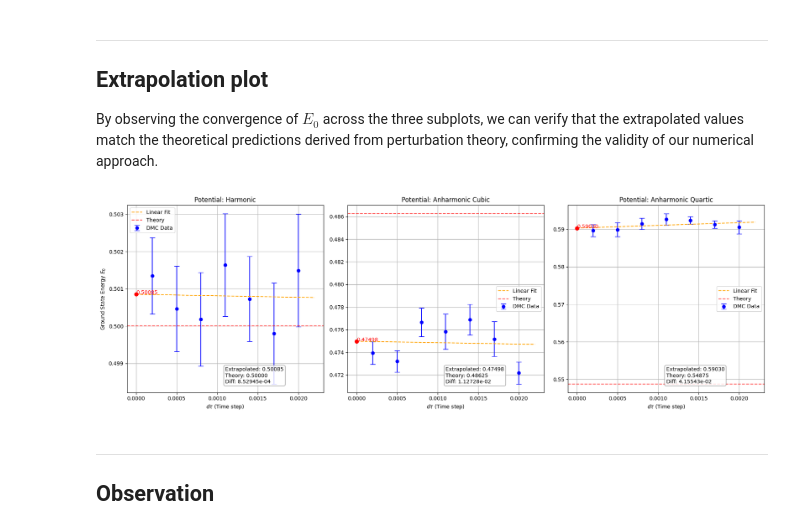
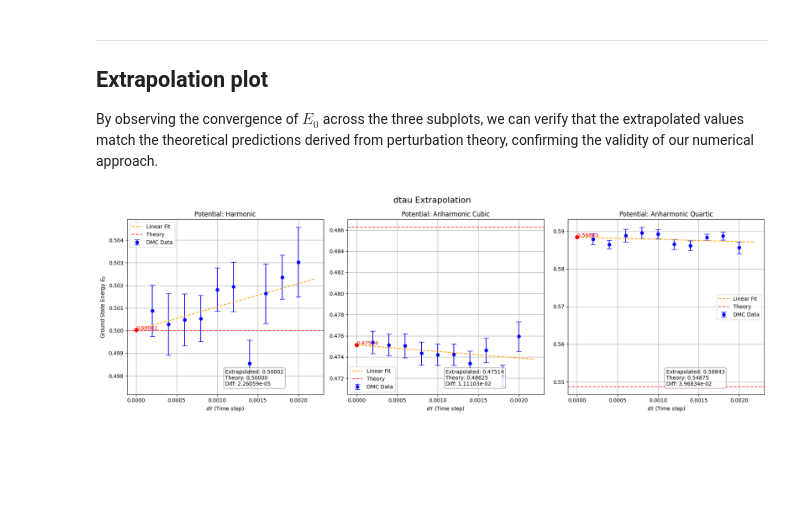
Before and after one commit to TheoHUETQC/monte-carlo, a Jupyter notebook: diffusion_qmc.ipynb, the cells around one changed output. Saved outputs shown, nothing was run; the diff lists cells and outputs as text; code cells hidden in the pictures; blank space fills up the shorter version.

Commit message:
feat : extrapolation observation, conclusion

```diff
--- a/diffusion_qmc.ipynb
+++ b/diffusion_qmc.ipynb
@@ -83,7 +81,7 @@ Nt = 2000 # on cherche a avoir Nt * dtau = 1 = temps total
 a = 0.3 # 1 pour une correction de Vref stable
 
 def N_thermalization(Nt) :
-  return int(0.2 * Nt)
+  return int(0.25 * Nt)
 # %% [markdown]
 ---
 
@@ -435,8 +432,8 @@ $$E(d\tau) = E_{\text{exact}} + A \cdot d\tau + \mathcal{O}(d\tau^2)$$
 
 By applying a **linear regression** to our data points, the y-intercept (where $d\tau = 0$) provides our best estimate for the true ground state energy $E_{\text{exact}}$.
 # %%
-n_runs = 20
-dtau_list = np.linspace(0.002, 0.0002, 7).round(4) #[0.002, 0.0015, 0.001, 0.0005, 0.0002]
+n_runs = 30
+dtau_list = np.linspace(0.002, 0.0002, 10).round(4) #[0.002, 0.0015, 0.001, 0.0005, 0.0002]
 
 results = {p: [] for p in V_list}
 errors = {p: [] for p in V_list}
@@ -480,38 +483,36 @@ for i, p in enumerate(V_list):
   coeffs = np.polyfit(dtau_list, results[p], 1)
   E_extrapolated = coeffs[1]
   x_fit = np.linspace(0, max(dtau_list) * 1.1, 100)
   y_fit = np.polyval(coeffs, x_fit)
 
   ax = axes[i]
 
   ax.errorbar(dtau_list, results[p], yerr=errors[p], fmt='o',
               color='blue', capsize=5, label='DMC Data')
 
   ax.plot(x_fit, y_fit, '--', color='orange', label='Linear Fit')
   ax.axhline(E0_theoric[p], color='red', linestyle='--', alpha=0.7, label='Theory')
 
   ax.scatter(0, E_extrapolated, color='red', zorder=5, s=50)
   ax.annotate(f"{E_extrapolated:.5f}", (0, E_extrapolated), color='red')
 
   ax.set_title(f"Potential: {p}")
   ax.set_xlabel(r"$d\tau$ (Time step)")
   if i == 0:
     ax.set_ylabel(r"Ground State Energy $E_0$")
   ax.grid()
   ax.legend()
 
+  E0_theo = E0_theoric[p]
+  diff = abs(E_extrapolated - E0_theo)
   text_info = (f"Extrapolated: {E_extrapolated:.5f}\n"
-               f"Theory: {E0_theoric[p]:.5f}\n"
-               f"Diff: {abs(E_extrapolated - E0_theoric[p]):.5e}")
+               f"Theory: {E0_theo:.5f}\n"
+               f"Diff: {diff:.5e}")
 
   ax.text(0.5, 0.05, text_info, transform=ax.transAxes, fontsize=10,
           bbox=dict(boxstyle="round,pad=0.3", fc="white", ec="gray", alpha=0.8))
-
+fig.suptitle("dtau Extrapolation", fontsize=16)
 plt.tight_layout()
 plt.show()
 # %% [output]
-[figure, old version]
+[figure, new version]
-# %% [markdown]
----
-
-## Observation
```
Also changed, not shown: parts of 6 cells of this notebook.
